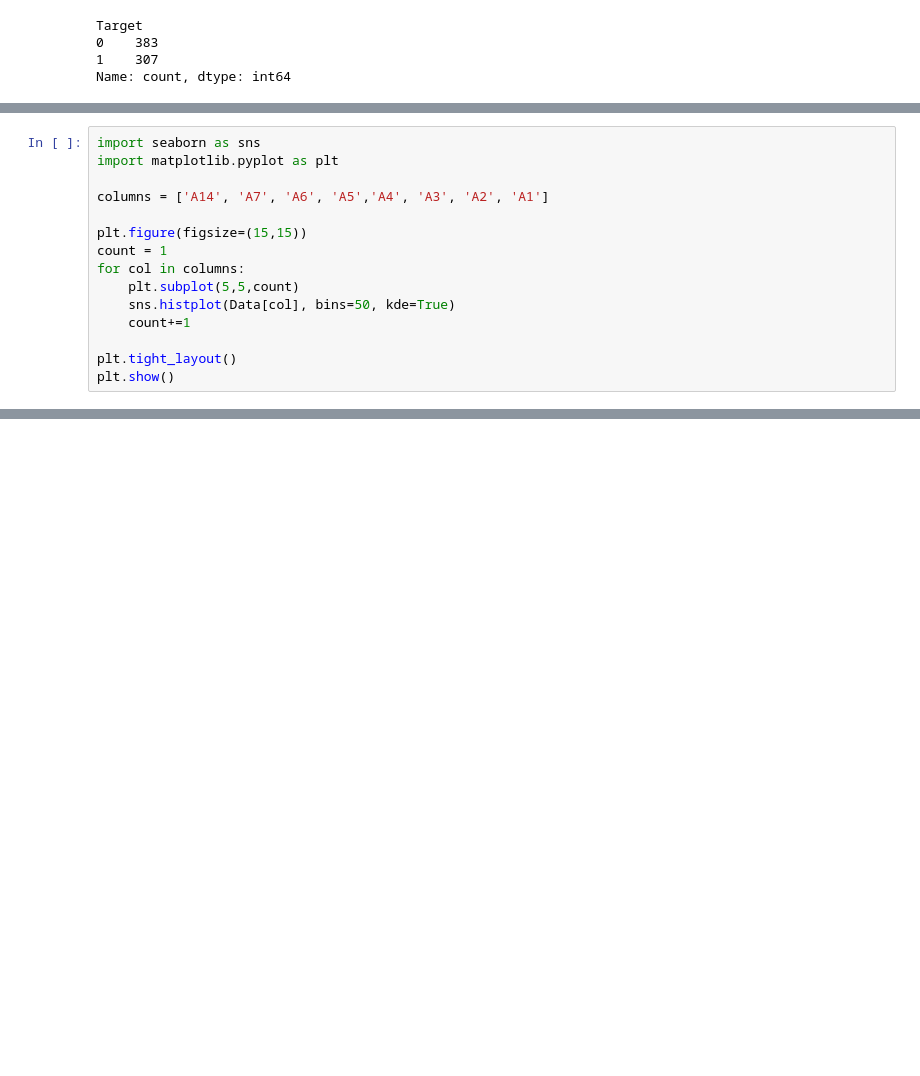
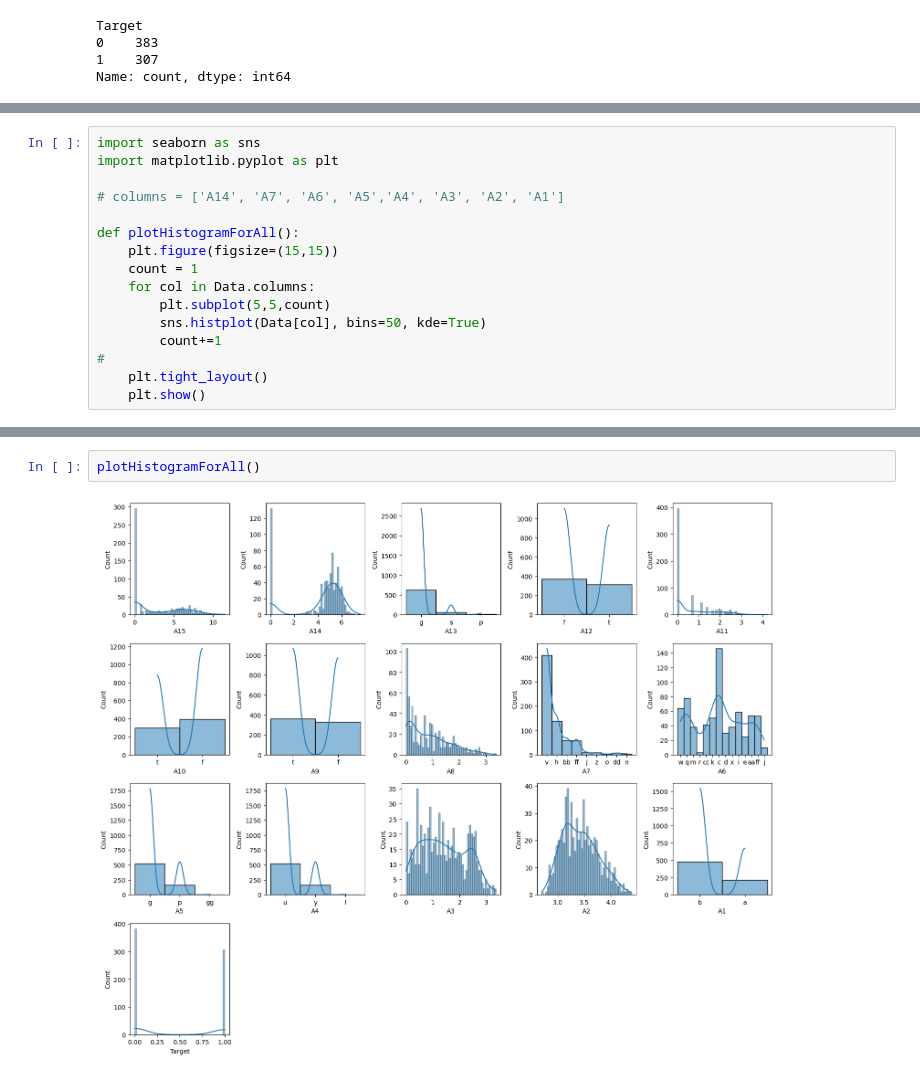
Before and after one commit to sreekanthTa/MLPracticeProjects, a Jupyter notebook: pro-4.credit+approval/tset.ipynb, the cells around one changed output, grey strips where cells are left out. Saved outputs shown, nothing was run; the diff lists cells and outputs as text; blank space fills up the shorter version.

```diff
--- a/pro-4.credit+approval/tset.ipynb
+++ b/pro-4.credit+approval/tset.ipynb
@@ -78,14 +76,15 @@ Name: count, dtype: int64
 import seaborn as sns
 import matplotlib.pyplot as plt
 
-columns = ['A14', 'A7', 'A6', 'A5','A4', 'A3', 'A2', 'A1']
+# columns = ['A14', 'A7', 'A6', 'A5','A4', 'A3', 'A2', 'A1']
 
-plt.figure(figsize=(15,15))
-count = 1
-for col in columns:
-    plt.subplot(5,5,count)
-    sns.histplot(Data[col], bins=50, kde=True)
-    count+=1
-
-plt.tight_layout()
-plt.show()
+def plotHistogramForAll():
+    plt.figure(figsize=(15,15))
+    count = 1
+    for col in Data.columns:
+        plt.subplot(5,5,count)
+        sns.histplot(Data[col], bins=50, kde=True)
+        count+=1
+#
+    plt.tight_layout()
+    plt.show()
@@ -120 +136,5 @@ for column in Data.columns:
+# %%
+plotHistogramForAll()
+# %% [output]
+[figure, added]
 # %%
```
Also changed, not shown: parts of 73 cells of this notebook, 5 other files.
